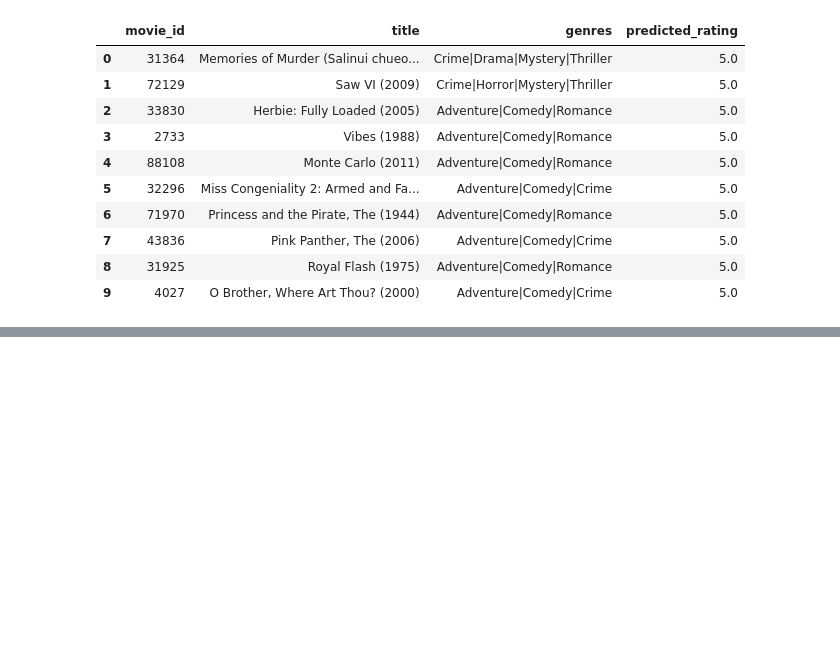
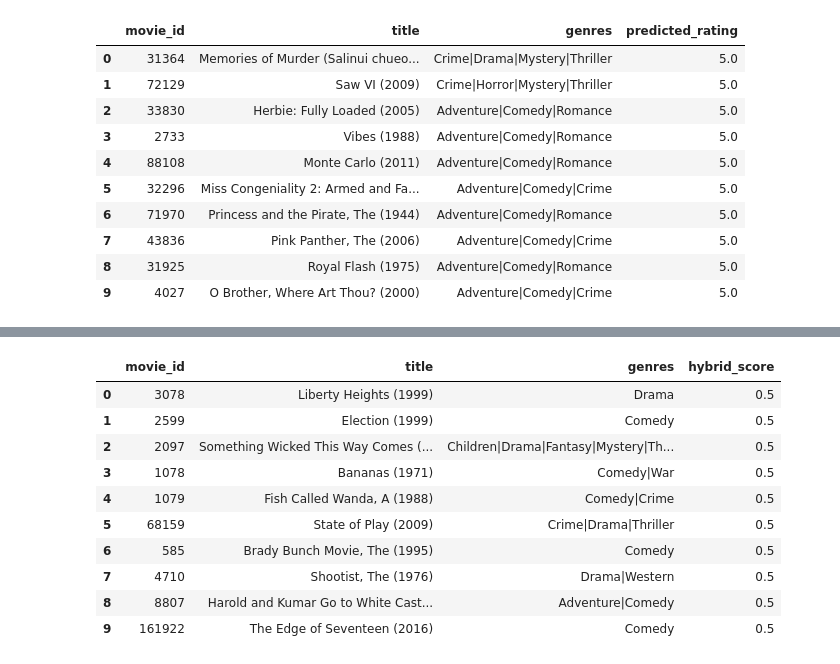
Before and after one commit to SonuThapaMagar/movie-recommendation-system, a Jupyter notebook: backend/app/recommender/recommendation_system.ipynb, the cells around one changed output, grey strips where cells are left out. Drawn from its saved outputs; the diff is of its cells as text; code cells hidden in the pictures; blank space fills up the shorter version.

Commit message:
add: hydrid recommendation system

```diff
--- a/backend/app/recommender/recommendation_system.ipynb
+++ b/backend/app/recommender/recommendation_system.ipynb
@@ -841,0 +864,8 @@ content_recommendations_df[
+# %%
+user_id = 1
+
+# Item-Based Collaborative Filtering
+item_recommendations=recommend_movies_item_based(user_id=user_id,top_n=100)
+
+# Content-Based Filtering
+content_recommendations=recommend_movies_content_based(user_id=user_id,top_n=100)
@@ -841,0 +899,10 @@ content_recommendations_df[
+# %%
+hybrid_recommendations = sorted(
+    hybrid_scores.items(),
+    key=lambda x: x[1],
+    reverse=True
+)
+
+hybrid_recommendations = hybrid_recommendations[:10]
+
+hybrid_recommendations
@@ -841,0 +920,27 @@ content_recommendations_df[
+# %%
+hybrid_recommendations_df = pd.DataFrame(
+    hybrid_recommendations,
+    columns=["movie_id", "hybrid_score"]
+)
+
+hybrid_recommendations_df = hybrid_recommendations_df.merge(
+    all_movies,
+    on="movie_id",
+    how="left"
+)
+
+hybrid_recommendations_df[
+    ["movie_id", "title", "genres", "hybrid_score"]
+]
+# %% [output]
+|  | movie_id | title | genres | hybrid_score |
+| 0 | 3078 | Liberty Heights (1999) | Drama | 0.5 |
+| 1 | 2599 | Election (1999) | Comedy | 0.5 |
+| 2 | 2097 | Something Wicked This Way Comes (... | Children|Drama|Fantasy|Mystery|Th... | 0.5 |
+| 3 | 1078 | Bananas (1971) | Comedy|War | 0.5 |
+| 4 | 1079 | Fish Called Wanda, A (1988) | Comedy|Crime | 0.5 |
+| 5 | 68159 | State of Play (2009) | Crime|Drama|Thriller | 0.5 |
+| 6 | 585 | Brady Bunch Movie, The (1995) | Comedy | 0.5 |
+| 7 | 4710 | Shootist, The (1976) | Drama|Western | 0.5 |
+| 8 | 8807 | Harold and Kumar Go to White Cast... | Adventure|Comedy | 0.5 |
+| 9 | 161922 | The Edge of Seventeen (2016) | Comedy | 0.5 |
```
Also changed, not shown: parts of 6 cells of this notebook.
